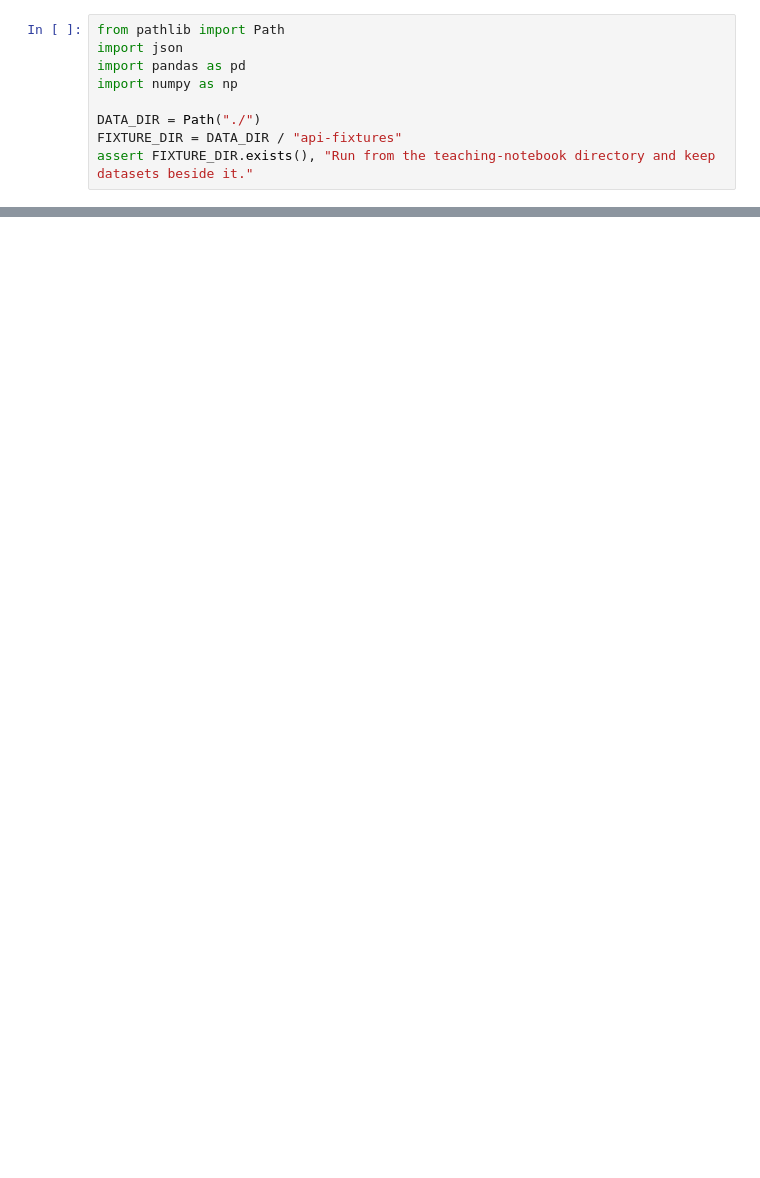
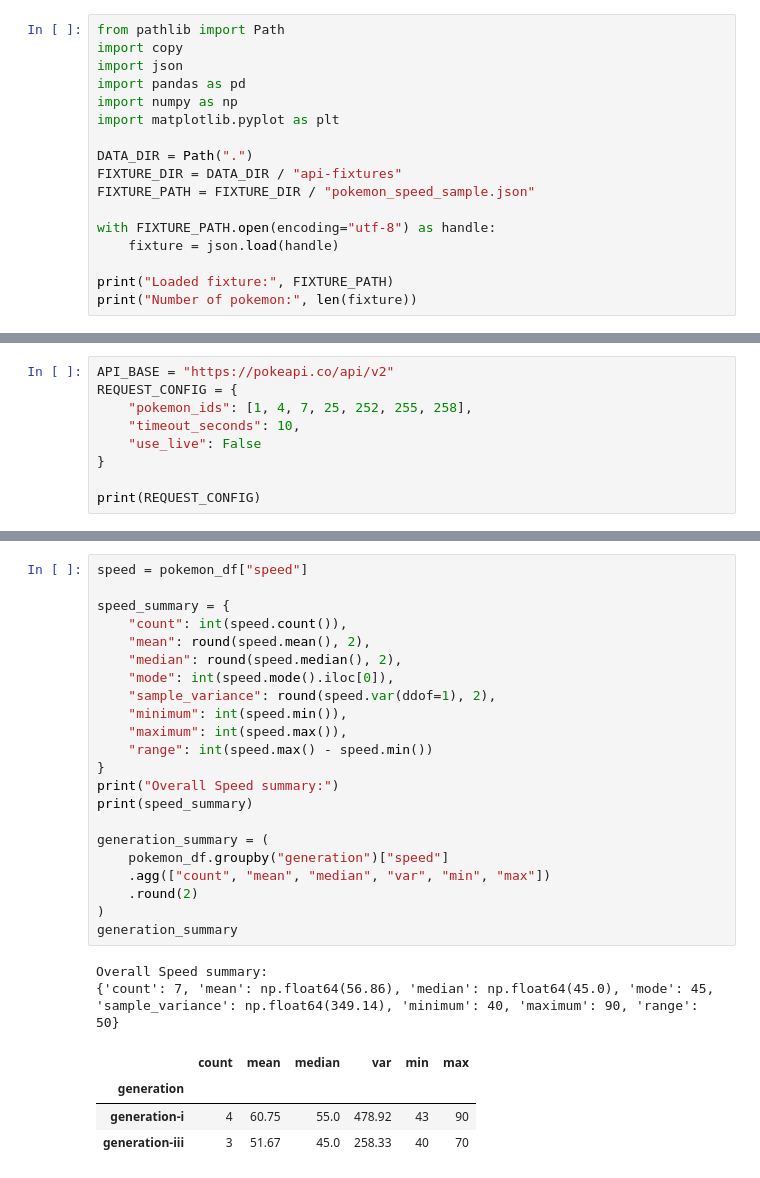
Before and after one commit to Horace-Mann-School/artofdata-04-api-intro, a Jupyter notebook: Cycle4IndependentPracticeJacobRosensaft.ipynb, the cells around one changed output, grey strips where cells are left out. Saved outputs shown, nothing was run; the diff lists cells and outputs as text; blank space fills up the shorter version.

Commit message:
Cycle 4 Notebook

```diff
--- a/Cycle4IndependentPracticeJacobRosensaft.ipynb
+++ b/Cycle4IndependentPracticeJacobRosensaft.ipynb
@@ -6,9 +34,17 @@
 # %%
 from pathlib import Path
+import copy
 import json
 import pandas as pd
 import numpy as np
+import matplotlib.pyplot as plt
 
-DATA_DIR = Path("./")
+DATA_DIR = Path(".")
 FIXTURE_DIR = DATA_DIR / "api-fixtures"
-assert FIXTURE_DIR.exists(), "Run from the teaching-notebook directory and keep datasets beside it."
+FIXTURE_PATH = FIXTURE_DIR / "pokemon_speed_sample.json"
+
+with FIXTURE_PATH.open(encoding="utf-8") as handle:
+    fixture = json.load(handle)
+
+print("Loaded fixture:", FIXTURE_PATH)
+print("Number of pokemon:", len(fixture))
@@ -37,0 +88,9 @@ Top-level keys: ['id', 'name', 'base_experience', 'height', 'is_default', 'order
+# %%
+API_BASE = "https://pokeapi.co/api/v2"
+REQUEST_CONFIG = {
+    "pokemon_ids": [1, 4, 7, 25, 252, 255, 258],
+    "timeout_seconds": 10,
+    "use_live": False
+}
+
+print(REQUEST_CONFIG)
@@ -37,0 +253,29 @@ Top-level keys: ['id', 'name', 'base_experience', 'height', 'is_default', 'order
+# %%
+speed = pokemon_df["speed"]
+
+speed_summary = {
+    "count": int(speed.count()),
+    "mean": round(speed.mean(), 2),
+    "median": round(speed.median(), 2),
+    "mode": int(speed.mode().iloc[0]),
+    "sample_variance": round(speed.var(ddof=1), 2),
+    "minimum": int(speed.min()),
+    "maximum": int(speed.max()),
+    "range": int(speed.max() - speed.min())
+}
+print("Overall Speed summary:")
+print(speed_summary)
+
+generation_summary = (
+    pokemon_df.groupby("generation")["speed"]
+    .agg(["count", "mean", "median", "var", "min", "max"])
+    .round(2)
+)
+generation_summary
+# %% [output]
+Overall Speed summary:
+{'count': 7, 'mean': np.float64(56.86), 'median': np.float64(45.0), 'mode': 45, 'sample_variance': np.float64(349.14), 'minimum': 40, 'maximum': 90, 'range': 50}
+|  | count | mean | median | var | min | max |
+| generation |  |  |  |  |  |  |
+| generation-i | 4 | 60.75 | 55.0 | 478.92 | 43 | 90 |
+| generation-iii | 3 | 51.67 | 45.0 | 258.33 | 40 | 70 |
```
Also changed, not shown: parts of 28 cells of this notebook, 3 other files.
